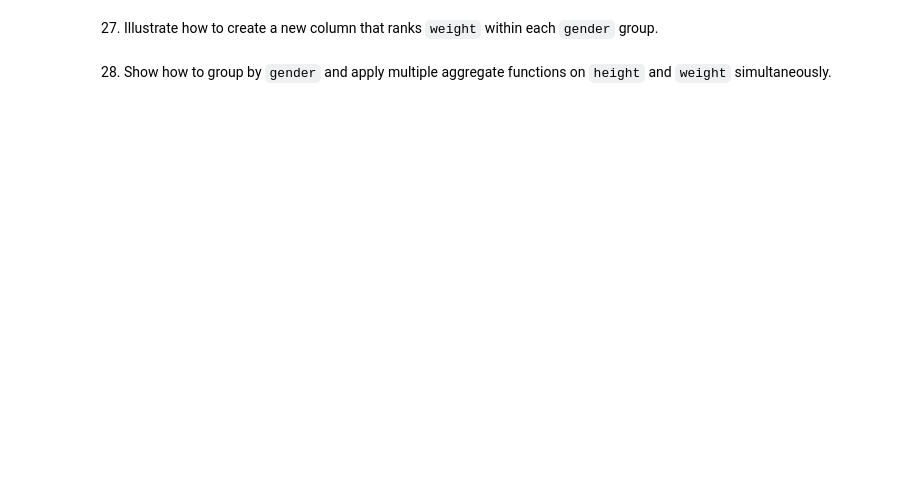
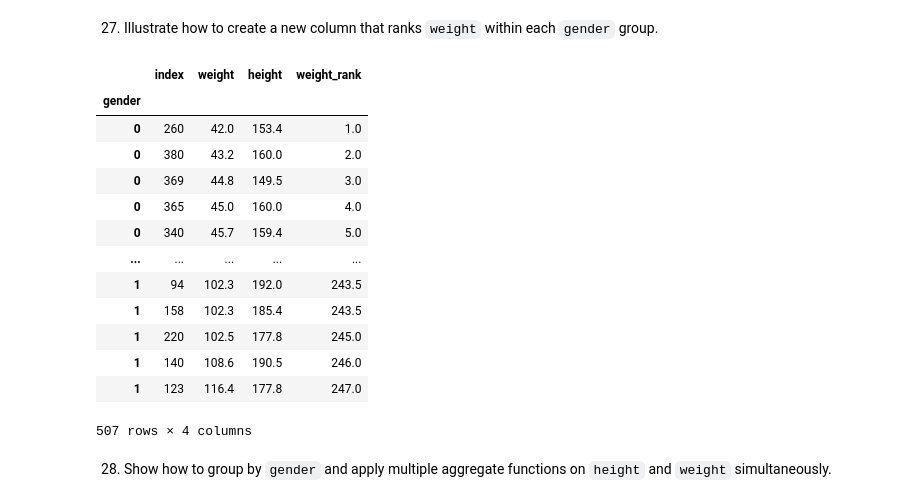
Before and after one commit to jordanriver/DScourse, a Jupyter notebook: Homework/week6_ex_groupby_jordan.ipynb, the cells around one changed output. Drawn from its saved outputs; the diff is of its cells as text; code cells hidden in the pictures; blank space fills up the shorter version.

Commit message:
Update week6_ex_groupby_jordan.ipynb 11.11.2023

```diff
--- a/Homework/week6_ex_groupby_jordan.ipynb
+++ b/Homework/week6_ex_groupby_jordan.ipynb
@@ -258,11 +278,16 @@ filtered_groupby_gender.reset_index().set_index('gender').rename(columns={'weigh
 # %% [markdown]
 16. Demonstrate grouping by `gender` and calculating the percentile rank of `heights` in each group.
 # %%
-# Calculating the percentile rank of 'heights' in each group via the groupby object and the transform() method and the rank() method
-df['height_percentile'] = df.groupby('gender')['height'].transform(lambda x: x.rank(pct=True))
+# Create a copy of df named 'df_percentile'
+df_percentile = df.copy()
 
-# Sorting and reindexing the data by gender via the sort_values() method, the reset_index() method, and the set_index() method
-df.sort_values(by=['gender']).reset_index(drop=True).set_index('gender')
+# Calculating the percentile rank of 'heights' in each group
+df_percentile["height_percentile"] = df_percentile.groupby("gender")[
+    "height"
+].transform(lambda x: x.rank(pct=True))
+
+# Sort and reindex the data by gender
+df_percentile.sort_values(by=["gender"]).reset_index(drop=True).set_index("gender")
 # %% [output]
 |  | weight | height | height_percentile |
 | gender |  |  |  |
@@ -342,4 +475,30 @@ df.groupby('gender')['height'].agg(pd.Series.mode).rename('mode_height').to_fram
 # %% [markdown]
 27. Illustrate how to create a new column that ranks `weight` within each `gender` group.
+# %%
+# Create a copy of df called df_weight_ranked and drop the 'height_percentile' column
+df_weight_ranked = df.copy()
+
+# Create a column named 'weight_rank' that ranks 'weight' within each gender group
+df_weight_ranked["weight_rank"] = df_weight_ranked.groupby("gender")["weight"].rank()
+
+# Sort df_weight_ranked by gender and weight_rank and Set the gender column as the index
+df_weight_ranked.sort_values(by=["gender", "weight_rank"]).reset_index().set_index(
+    "gender"
+)
+# %% [output]
+|  | index | weight | height | weight_rank |
+| gender |  |  |  |  |
+| 0 | 260 | 42.0 | 153.4 | 1.0 |
+| 0 | 380 | 43.2 | 160.0 | 2.0 |
+| 0 | 369 | 44.8 | 149.5 | 3.0 |
+| 0 | 365 | 45.0 | 160.0 | 4.0 |
+| 0 | 340 | 45.7 | 159.4 | 5.0 |
+| ... | ... | ... | ... | ... |
+| 1 | 94 | 102.3 | 192.0 | 243.5 |
+| 1 | 158 | 102.3 | 185.4 | 243.5 |
+| 1 | 220 | 102.5 | 177.8 | 245.0 |
+| 1 | 140 | 108.6 | 190.5 | 246.0 |
+| 1 | 123 | 116.4 | 177.8 | 247.0 |
+507 rows × 4 columns
 # %% [markdown]
 28. Show how to group by `gender` and apply multiple aggregate functions on `height` and `weight` simultaneously.
```
Also changed, not shown: parts of 33 cells of this notebook.
